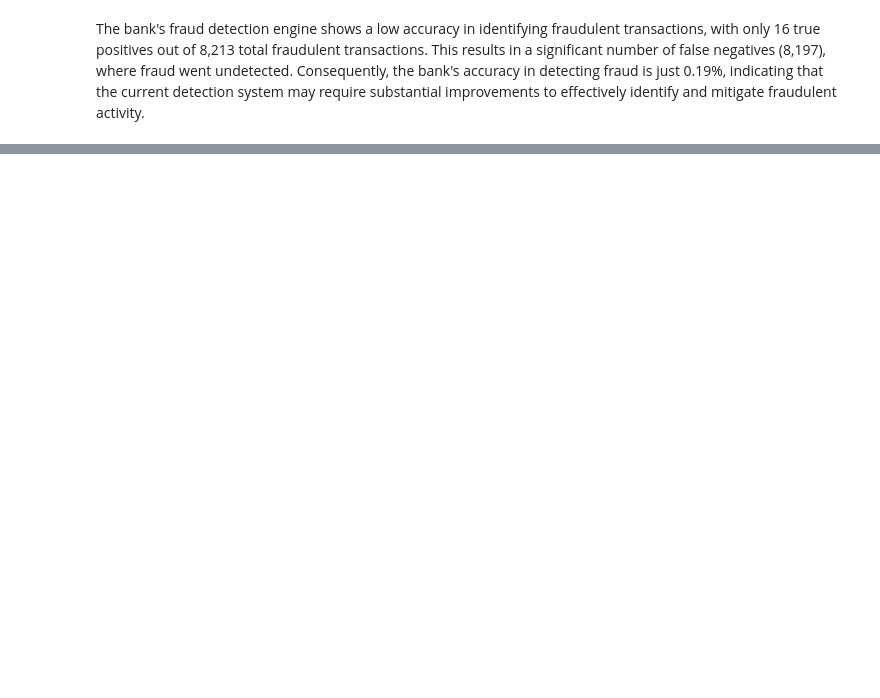
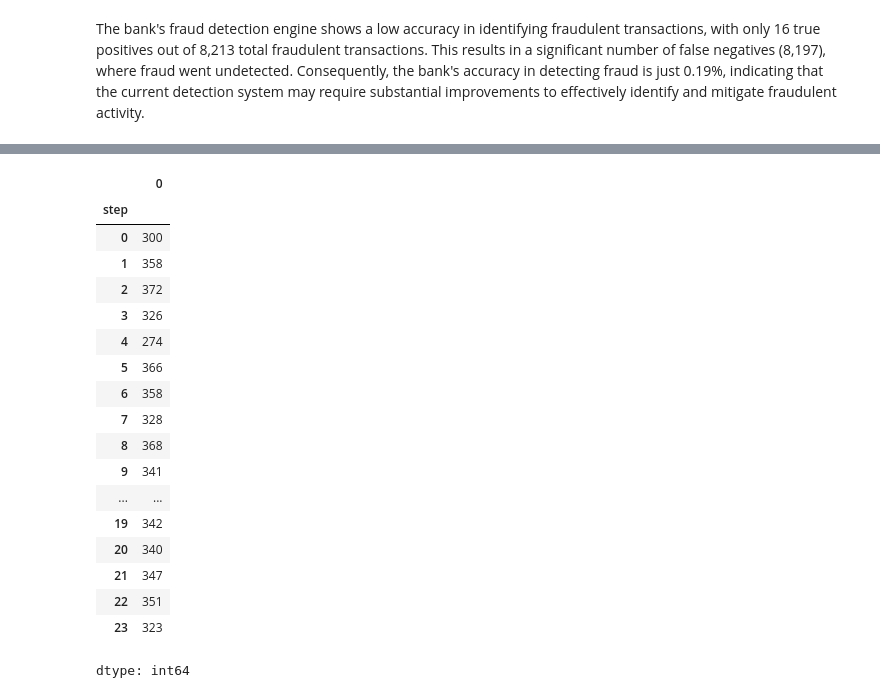
Before and after one commit to viktoruebelhart/analyzing-financial-fraud, a Jupyter notebook: analyzing_financial_fraud.ipynb, the cells around one changed output, grey strips where cells are left out. Drawn from its saved outputs; the diff is of its cells as text; code cells hidden in the pictures; blank space fills up the shorter version.

```diff
--- a/analyzing_financial_fraud.ipynb
+++ b/analyzing_financial_fraud.ipynb
@@ -221,0 +271,26 @@ The bank's fraud detection engine shows a low accuracy in identifying fraudulent
+# %%
+# Calculates fraud count for each hour of the day (0 to 23)
+fraud_counts_by_hour = df[df['isFraud'] == 1].groupby(df['step'] % 24).size()
+
+# Show results
+fraud_counts_by_hour
+# %% [output]
+|  | 0 |
+| step |  |
+| 0 | 300 |
+| 1 | 358 |
+| 2 | 372 |
+| 3 | 326 |
+| 4 | 274 |
+| 5 | 366 |
+| 6 | 358 |
+| 7 | 328 |
+| 8 | 368 |
+| 9 | 341 |
+| ... | ... |
+| 19 | 342 |
+| 20 | 340 |
+| 21 | 347 |
+| 22 | 351 |
+| 23 | 323 |
+dtype: int64
```
Also changed, not shown: parts of 8 cells of this notebook.
